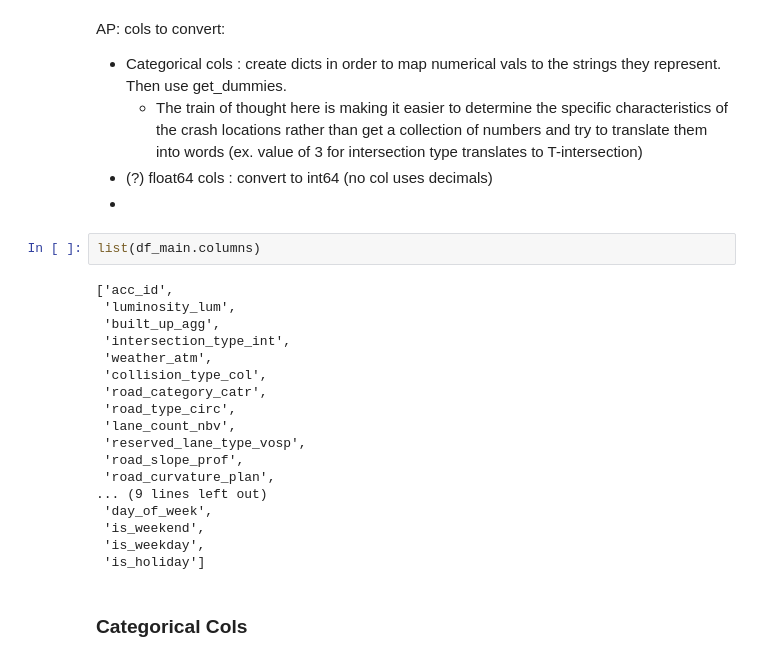
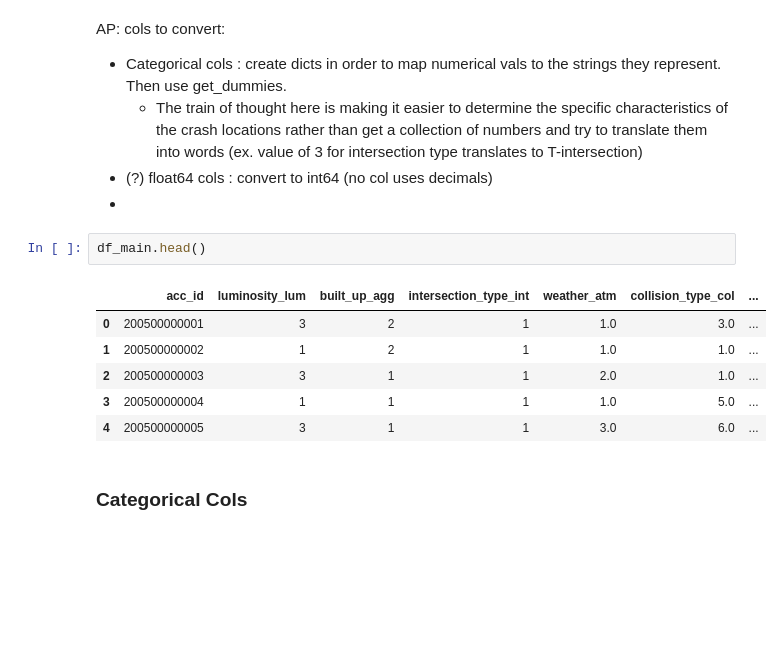
Before and after one commit to August-JF-Perez/AugustP_Crash_Location_Characterization, a Jupyter notebook: Capstone 3 Data Wrangling and EDA.ipynb, the cells around one changed output. Saved outputs shown, nothing was run; the diff lists cells and outputs as text; blank space fills up the shorter version.

```diff
--- a/Capstone 3 Data Wrangling and EDA.ipynb
+++ b/Capstone 3 Data Wrangling and EDA.ipynb
@@ -1700,25 +1700,14 @@ AP: cols to convert:
 - (?) float64 cols : convert to int64 (no col uses decimals)
 -
 # %%
-list(df_main.columns)
+df_main.head()
 # %% [output]
-['acc_id',
- 'luminosity_lum',
- 'built_up_agg',
- 'intersection_type_int',
- 'weather_atm',
- 'collision_type_col',
- 'road_category_catr',
- 'road_type_circ',
- 'lane_count_nbv',
- 'reserved_lane_type_vosp',
- 'road_slope_prof',
- 'road_curvature_plan',
-... (9 lines left out)
- 'day_of_week',
- 'is_weekend',
- 'is_weekday',
- 'is_holiday']
+|  | acc_id | luminosity_lum | built_up_agg | intersection_type_int | weather_atm | collision_type_col | ... |
+| 0 | 200500000001 | 3 | 2 | 1 | 1.0 | 3.0 | ... |
+| 1 | 200500000002 | 1 | 2 | 1 | 1.0 | 1.0 | ... |
+| 2 | 200500000003 | 3 | 1 | 1 | 2.0 | 1.0 | ... |
+| 3 | 200500000004 | 1 | 1 | 1 | 1.0 | 5.0 | ... |
+| 4 | 200500000005 | 3 | 1 | 1 | 3.0 | 6.0 | ... |
 # %% [markdown]
 ### Categorical Cols
 # %% [markdown]
```
Also changed, not shown: parts of 31 cells of this notebook.
